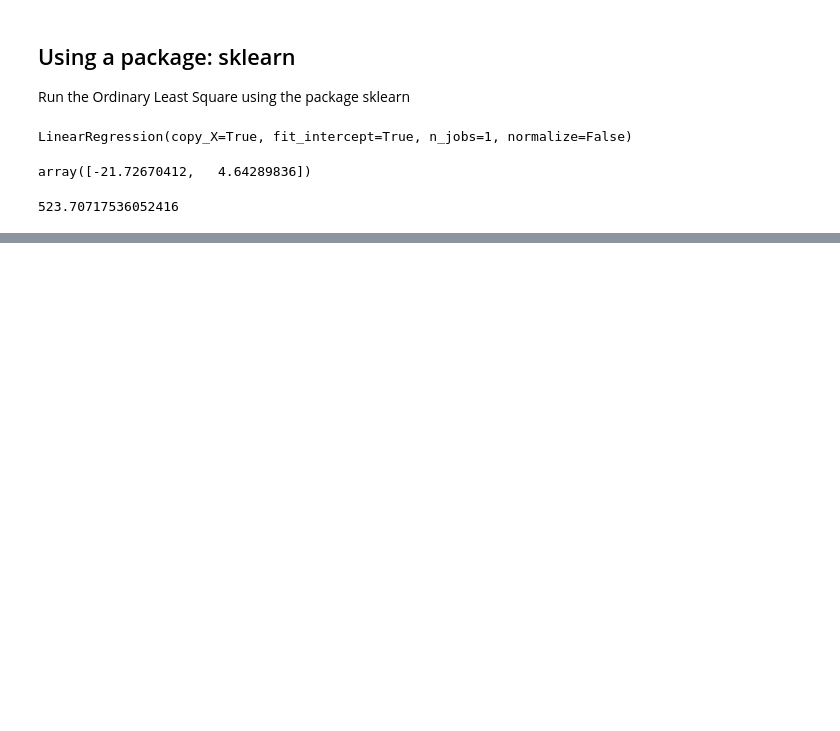
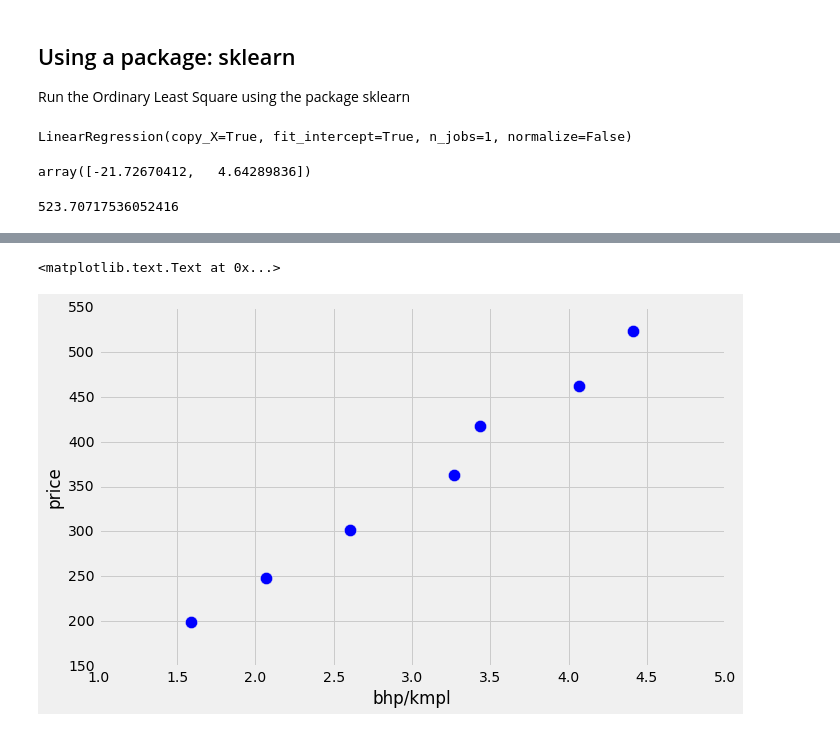
Before and after one commit to amitkaps/hackermath, a Jupyter notebook: Module_2_linear_regression_ols.ipynb, the cells around one changed output, grey strips where cells are left out. Cells and saved outputs as stored; diff of their text form; code cells hidden in the pictures; blank space fills up the shorter version.

```diff
--- a/Module_2_linear_regression_ols.ipynb
+++ b/Module_2_linear_regression_ols.ipynb
@@ -426,0 +484,9 @@ model_sklearn.intercept_
+# %%
+df['bhp_kmpl'] = np.divide(df.bhp, df.kmpl)
+# %%
+plt.scatter(df.bhp_kmpl, df.price, s = 150)
+plt.xlabel('bhp/kmpl')
+plt.ylabel('price')
+# %% [output]
+<matplotlib.text.Text at 0x...>
+[figure, added]
```
Also changed, not shown: parts of 17 cells of this notebook, 1 other file.
